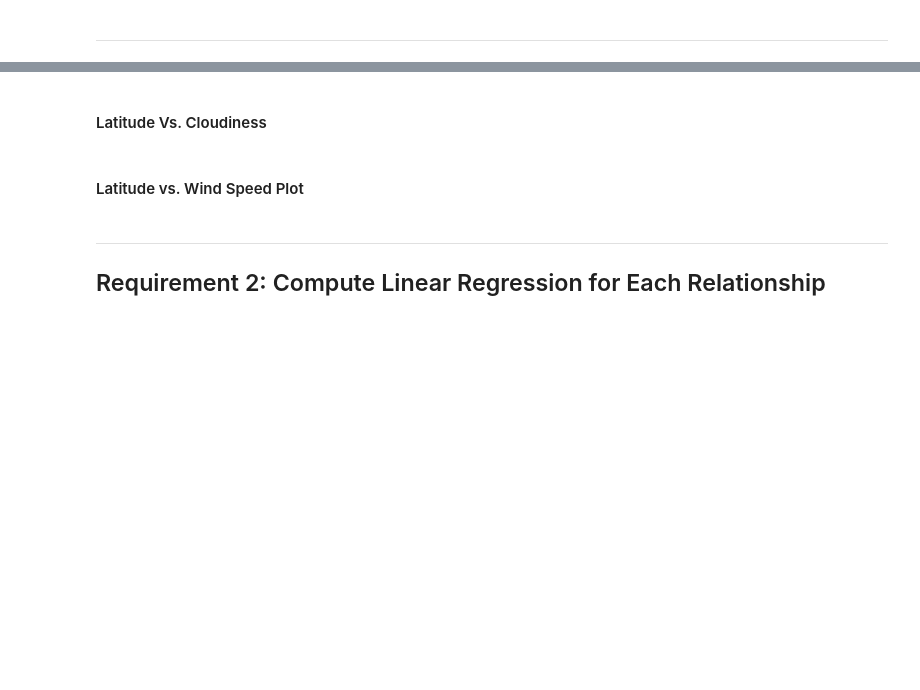
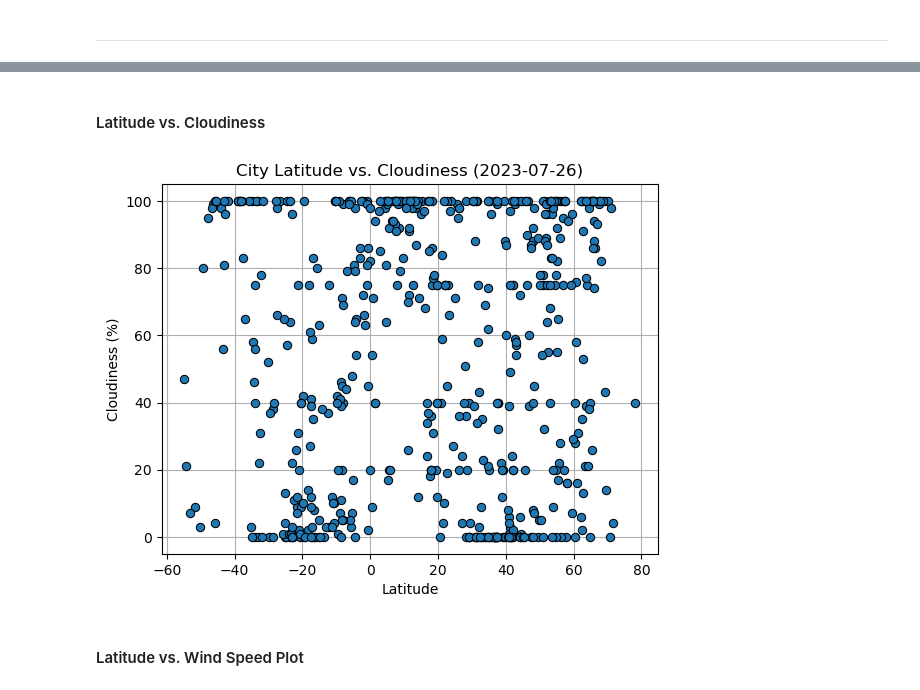
Before and after one commit to hrobinl/python-api-challenge, a Jupyter notebook: WeatherPy/WeatherPy.ipynb, the cells around one changed output, grey strips where cells are left out. Cells and saved outputs as stored; diff of their text form; code cells hidden in the pictures; blank space fills up the shorter version.

```diff
--- a/WeatherPy/WeatherPy.ipynb
+++ b/WeatherPy/WeatherPy.ipynb
@@ -233,16 +233,26 @@ plt.show()
 # %% [markdown]
-#### Latitude Vs. Cloudiness
+#### Latitude vs. Cloudiness
 # %%
 #Build the scatter plots for latitude vs. Cloudiness
-# YOUR CODE HERE
+plt.plot(city_data_df["Lat"],
+         city_data_df["Cloudiness"],
+         linestyle="none",
+         marker="o",
+         markeredgecolor="black",
+         markeredgewidth=0.75)
 
 #Incorporate the other graph properties
-# YOUR CODE HERE
+plt.xlabel("Latitude")
+plt.ylabel("Cloudiness (%)")
+plt.title("City Latitude vs. Cloudiness (2023-07-26)")
+plt.grid()
 
 #Save the figure
 plt.savefig("output_data/Fig3.png")
 
 #Show plot
 plt.show()
+# %% [output]
+[figure, added]
 # %% [markdown]
 #### Latitude vs. Wind Speed Plot
@@ -261,4 +258,0 @@ plt.show()
-# %% [markdown]
----
-
-## Requirement 2: Compute Linear Regression for Each Relationship
```
Also changed, not shown: parts of 53 cells of this notebook, 5 other files.
